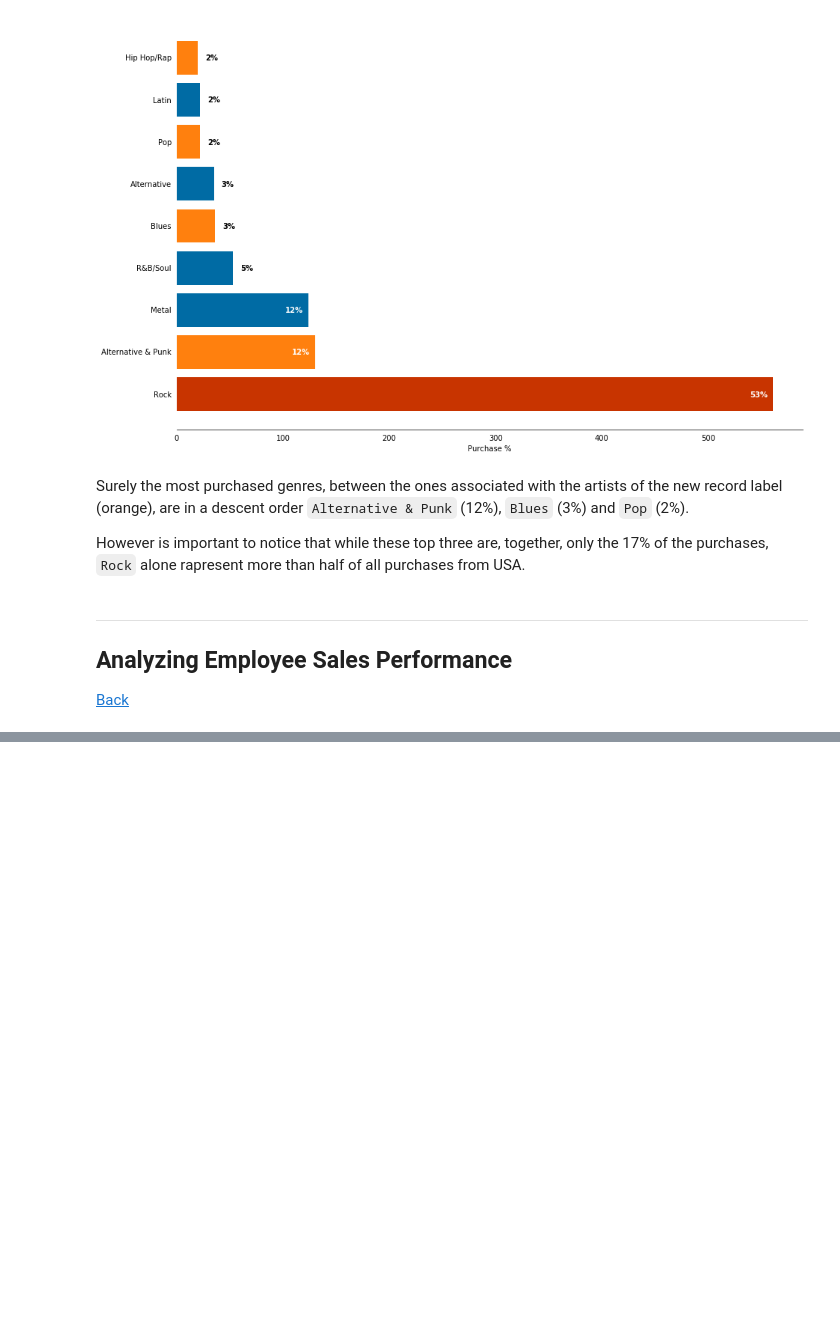
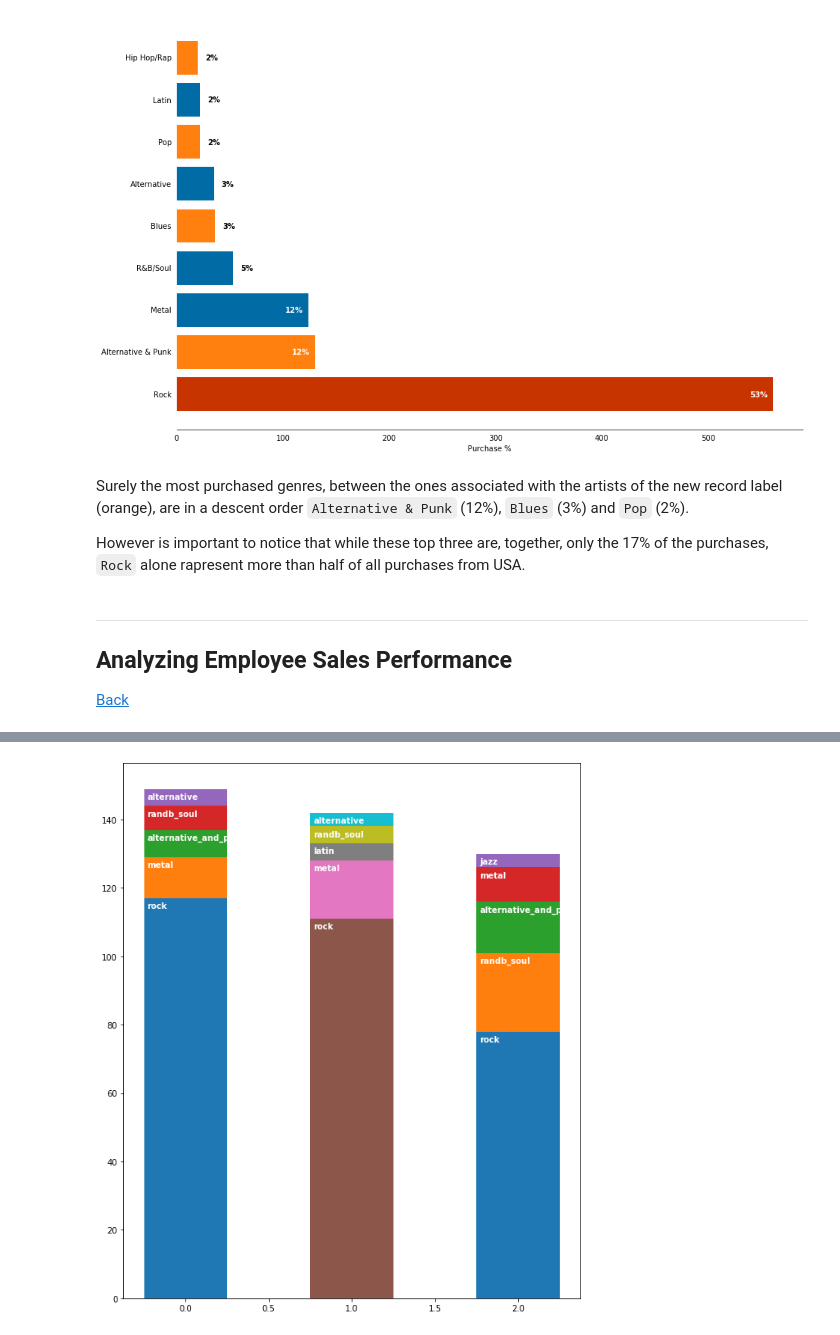
Before and after one commit to lucabro81/dataquest-projects, a Jupyter notebook: 10_answering_business_questions_using_sql/answering_business_questions_using_sql.ipynb, the cells around one changed output, grey strips where cells are left out. Saved outputs shown, nothing was run; the diff lists cells and outputs as text; code cells hidden in the pictures; blank space fills up the shorter version.

```diff
--- a/10_answering_business_questions_using_sql/answering_business_questions_using_sql.ipynb
+++ b/10_answering_business_questions_using_sql/answering_business_questions_using_sql.ipynb
@@ -202,0 +412,2 @@ results
+# %%
+purchase_data.set_index('support_agent', drop=True, inplace=True)
@@ -202,0 +416,17 @@ results
+# %%
+purchase_data = purchase_data.fillna(0)
+columns = []
+for col in purchase_data.columns[1:]:
+    if (col.find('mean')>-1):
+        genre = col.split('_mean')[0]
+    else:
+        genre = col.split('_total')[0]
+    if genre not in columns:
+        columns.append(genre)
+
+employee_data = {}
+for index in purchase_data.index:
+    employee_data[index] = purchase_data.loc[
+        [index]
+    ][columns].sort_values(by=index, axis=1, ascending=False).iloc[:,0:5]
+employee_data
@@ -202,0 +443,24 @@ results
+# %%
+purchase_data = purchase_data.fillna(0)
+
+fig = plt.figure(figsize=(10, 12))
+ax = fig.add_subplot(111)
+
+N = 3
+ind = np.arange(N)
+width = 0.50
+
+for j, name in enumerate(employee_data):
+    data = employee_data[name]
+    columns = data.columns
+    values = data.iloc[0].tolist()
+
+    acc = 0
+
+    for i, value in enumerate(values, start=0):
+        plt.bar(j, value, width, bottom = acc)
+        acc += value
+        genre = genres[genres['name_normalized'] == columns[i]]
+        plt.annotate(genre['name_normalized'].values[0], (j-0.23, acc-3), weight='bold', color='w')
+# %% [output]
+[figure, added]
```
Also changed, not shown: parts of 23 cells of this notebook, 1 other file.
